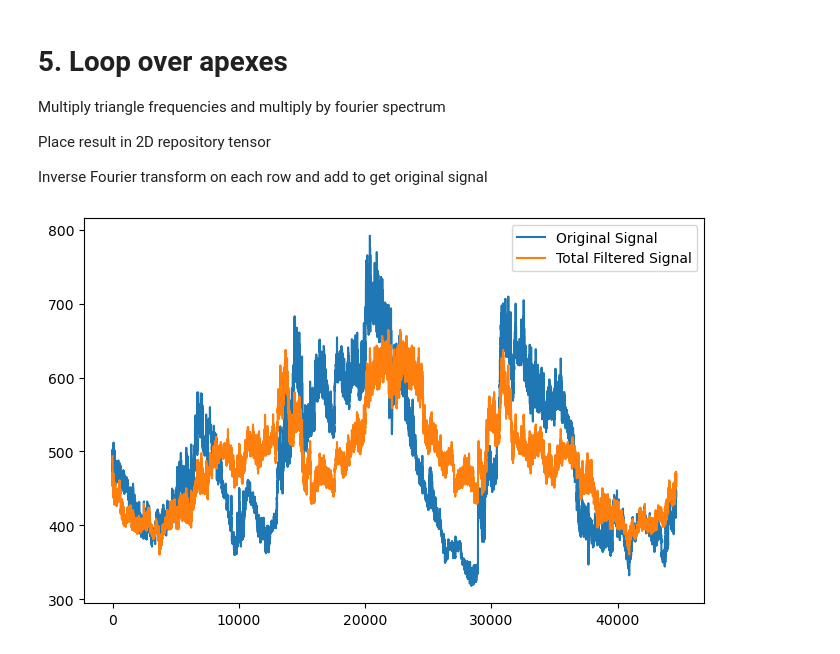
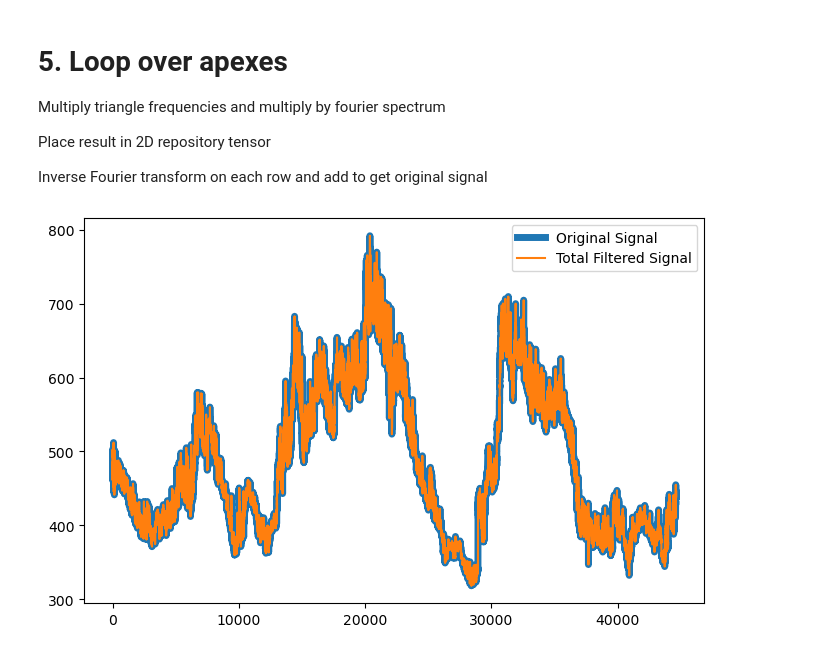
Before and after one commit to SwRI-IDEA-Lab/idea-lab-sw-isax, a Jupyter notebook: notebooks/tensors_filterbanks.ipynb, the cells around one changed output. Drawn from its saved outputs; the diff is of its cells as text; code cells hidden in the pictures.

Commit message:
don't need to extract real values right after doing fft (only after ifft) and make sure to use tensors

```diff
--- a/notebooks/tensors_filterbanks.ipynb
+++ b/notebooks/tensors_filterbanks.ipynb
@@ -32,11 +30,11 @@ tensor([493.4000, 502.6000, 461.1000,  ..., 444.7000, 444.2000, 439.2000])
 
 (should return 1D tensor)
 # %%
- # %% Fourier transform
+# %% Fourier transform
 
 sig_fft = torch.fft.fft(signal_1d)# - torch.mean(signal_1d))
 # print(sig_fft)
-sig_fft = torch.real(sig_fft)
+# sig_fft = torch.real(sig_fft)
 # print(sig_fft)
 print(sig_fft.shape)
 # %% [output]
@@ -75,10 +77,10 @@ Place result in 2D repository tensor
 
 Inverse Fourier transform on each row and add to get original signal
 # %%
-sample_freq = torch.fft.fftfreq(signal_1d.shape[0],d=1/6000)
+sample_freq = torch.fft.fftfreq(signal_1d.shape[0],d=1/60)
 total_sig = torch.zeros(signal_1d.shape[0])
 for i,bank in enumerate(mat):
-    filter = np.interp(np.abs(sample_freq),freq,bank,left=None,right=None,period=None)
+    filter = torch.tensor(np.interp(np.abs(sample_freq),freq,bank,left=None,right=None,period=None))
     filteredYF = sig_fft.clone()
     filteredYF = filteredYF*filter
 
@@ -88,9 +90,9 @@ for i,bank in enumerate(mat):
     total_sig += filtered_sig
 # %%
 fig, axes = plt.subplots(figsize=(8,5))
-axes.plot(signal_1d,label='Original Signal')
+axes.plot(signal_1d,linewidth=5,label='Original Signal')
 axes.plot(total_sig,label='Total Filtered Signal')
 axes.legend()
 plt.show()
 # %% [output]
-[figure, old version]
+[figure, new version]
```
Also changed, not shown: parts of 2 cells of this notebook, 1 other file.
